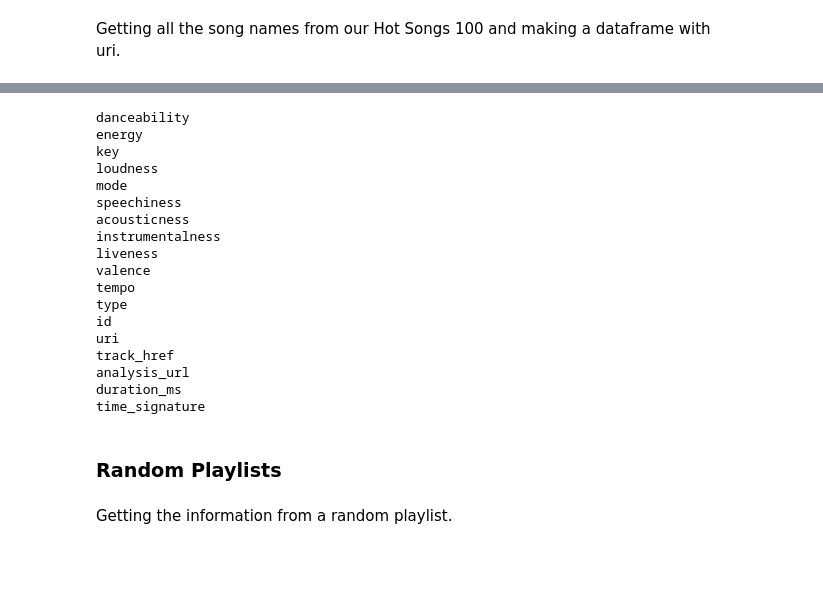
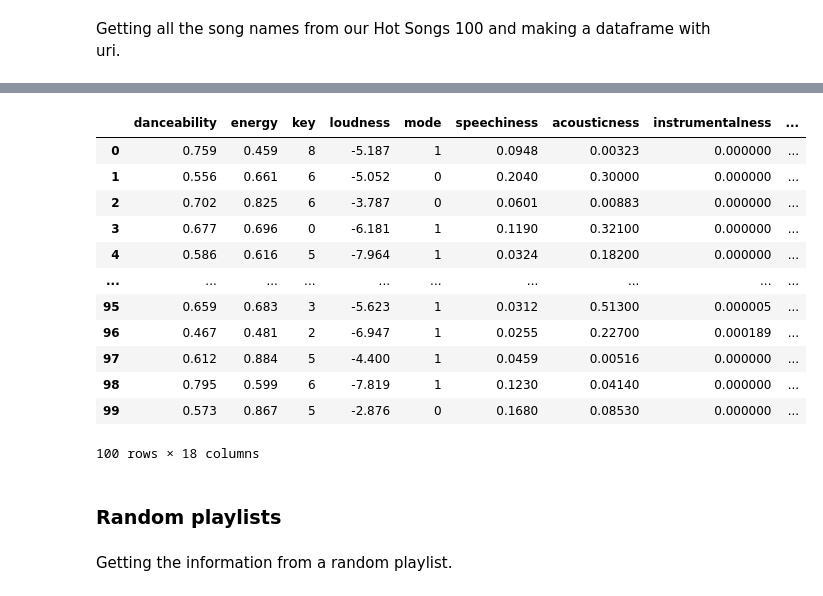
Before and after one commit to qbsaram/Project-Week3-Spotify-ML, a Jupyter notebook: your-code/main.ipynb, the cells around one changed output, grey strips where cells are left out. Drawn from its saved outputs; the diff is of its cells as text; code cells hidden in the pictures; blank space fills up the shorter version.

```diff
--- a/your-code/main.ipynb
+++ b/your-code/main.ipynb
@@ -201,6 +271,6 @@ Getting all the song names from our Hot Songs 100 and making a dataframe with ur
 # %%
 top_100_uris = []
-for i in song_titles:
+for i in Song_Names:
     top_100_uris.append(get_uri_of_song(i))
 # %%
 #top_100_uris
@@ -211,0 +277,7 @@ for i in range(len(top_100_uris)):
+# %%
+#List with song uri's converted to list dicts of the audiofeatures.
+#top_100_audio_features = []
+#for i in range(len(top_100_uris)):
+#    top_100_audio_features.append(sp.audio_features(top_100_uris[i]))
+top_100_audio_features = get_audio_features_from_list_of_uris(top_100_uris)
+len(top_100_audio_features)
@@ -291,26 +290,31 @@ def get_audio_feature_items_into_seperate_lists(list_with_feature_names):
-# %%
-get_audio_feature_items_into_seperate_lists(single_features)
-# %% [output]
-danceability
-energy
-key
-loudness
-mode
-speechiness
-acousticness
-instrumentalness
-liveness
-valence
-tempo
-type
-id
-uri
-track_href
-analysis_url
-duration_ms
-time_signature
+# %%
+#Creating a dictionary with all the audio features and an empty list, which will be filled with the values from all songs.
+top_100_dict_audio_features = create_dict_with_audiofeatures_for_all_songs(top_100_audio_features)
+df_top_100 = pd.DataFrame(top_100_dict_audio_features)
+################################################################################################################################
+#features = {key: [] for key in top_100_audio_features[0][0]}
+#for i in range(len(top_100_audio_features)):
+#    for key in features.keys():
+#        features[key].append(top_100_audio_features[i][0][key])
+#features
+# %%
+df_top_100
+# %% [output]
+|  | danceability | energy | key | loudness | mode | speechiness | acousticness | instrumentalness | ... |
+| 0 | 0.759 | 0.459 | 8 | -5.187 | 1 | 0.0948 | 0.00323 | 0.000000 | ... |
+| 1 | 0.556 | 0.661 | 6 | -5.052 | 0 | 0.2040 | 0.30000 | 0.000000 | ... |
+| 2 | 0.702 | 0.825 | 6 | -3.787 | 0 | 0.0601 | 0.00883 | 0.000000 | ... |
+| 3 | 0.677 | 0.696 | 0 | -6.181 | 1 | 0.1190 | 0.32100 | 0.000000 | ... |
+| 4 | 0.586 | 0.616 | 5 | -7.964 | 1 | 0.0324 | 0.18200 | 0.000000 | ... |
+| ... | ... | ... | ... | ... | ... | ... | ... | ... | ... |
+| 95 | 0.659 | 0.683 | 3 | -5.623 | 1 | 0.0312 | 0.51300 | 0.000005 | ... |
+| 96 | 0.467 | 0.481 | 2 | -6.947 | 1 | 0.0255 | 0.22700 | 0.000189 | ... |
+| 97 | 0.612 | 0.884 | 5 | -4.400 | 1 | 0.0459 | 0.00516 | 0.000000 | ... |
+| 98 | 0.795 | 0.599 | 6 | -7.819 | 1 | 0.1230 | 0.04140 | 0.000000 | ... |
+| 99 | 0.573 | 0.867 | 5 | -2.876 | 0 | 0.1680 | 0.08530 | 0.000000 | ... |
+100 rows × 18 columns
 # %% [markdown]
-### Random Playlists
+### Random playlists
 # %% [markdown]
 Getting the information from a random playlist.
 # %%
```
Also changed, not shown: parts of 101 cells of this notebook, 39 other files.
